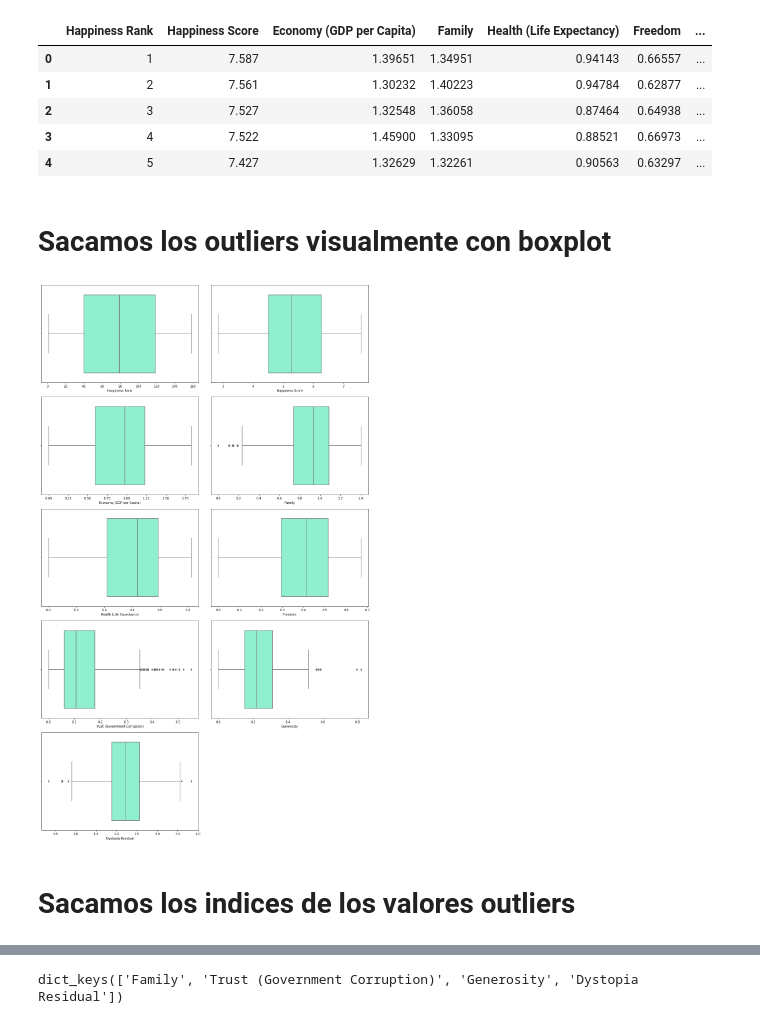
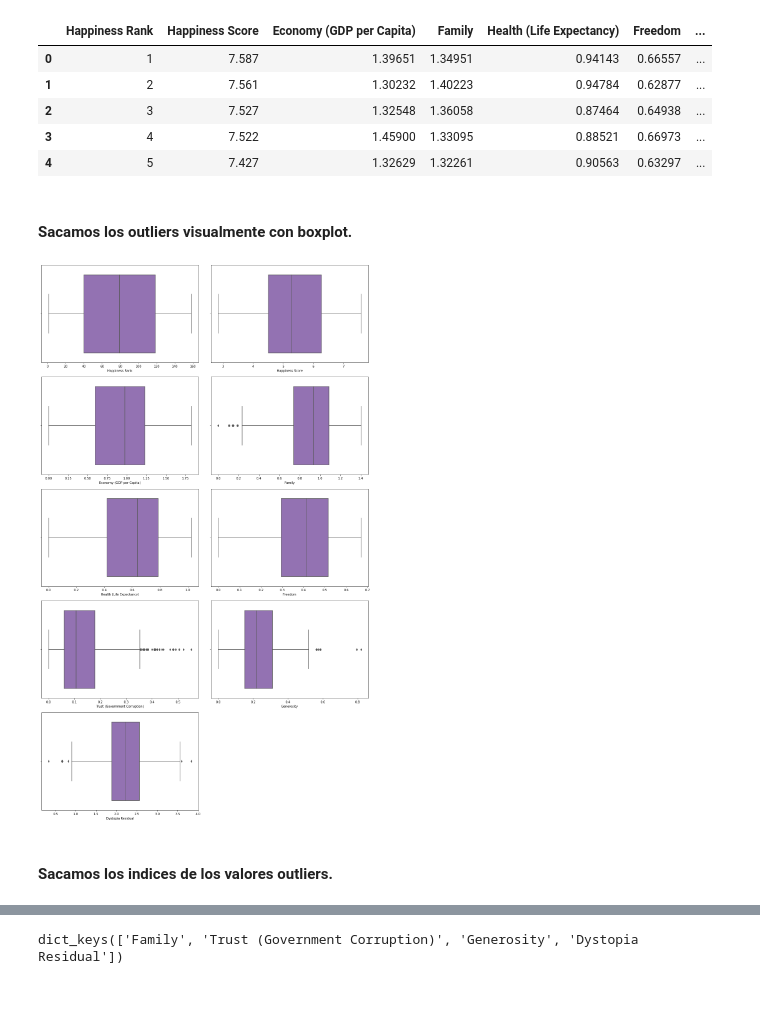
Before and after one commit to Adalab/DA-promo-c-modulo-3-sprint-1-AnaG-Laura, a Jupyter notebook: Regresón Lineal/Lección-1-Intro-ML.ipynb, the cells around one changed output, grey strips where cells are left out. Cells and saved outputs as stored; diff of their text form; code cells hidden in the pictures; blank space fills up the shorter version.

```diff
--- a/Regresón Lineal/Lección-1-Intro-ML.ipynb
+++ b/Regresón Lineal/Lección-1-Intro-ML.ipynb
@@ -269,23 +278,23 @@ numericas.head()
 | 3 | 4 | 7.522 | 1.45900 | 1.33095 | 0.88521 | 0.66973 | ... |
 | 4 | 5 | 7.427 | 1.32629 | 1.32261 | 0.90563 | 0.63297 | ... |
 # %% [markdown]
-# Sacamos los outliers visualmente con boxplot
+#### Sacamos los outliers visualmente con boxplot.
 # %%
 fig, axes = plt.subplots(5, 2, figsize=(15,25))
 
 axes = axes.flat
 
 for indice, columna in enumerate(numericas.columns):
-    sns.boxplot(x = numericas[columna], data = numericas, ax=axes[indice], color = "aquamarine"); # para trazar una línea de densidad
+    sns.boxplot(x = numericas[columna], data = numericas, ax=axes[indice], color = "C4"); # para trazar una línea de densidad
 
 
 plt.tight_layout()
 fig.delaxes(axes[-1])
 plt.show()
 # %% [output]
-[figure, old version]
+[figure, new version]
 # %% [markdown]
-# Sacamos los indices de los valores outliers
+#### Sacamos los indices de los valores outliers.
 # %%
 lista_columnas = numericas.columns   #sacamos en una variable cuales son los nombres de las columnas numericas
 # %%
```
Also changed, not shown: parts of 18 cells of this notebook, 2 other files.
